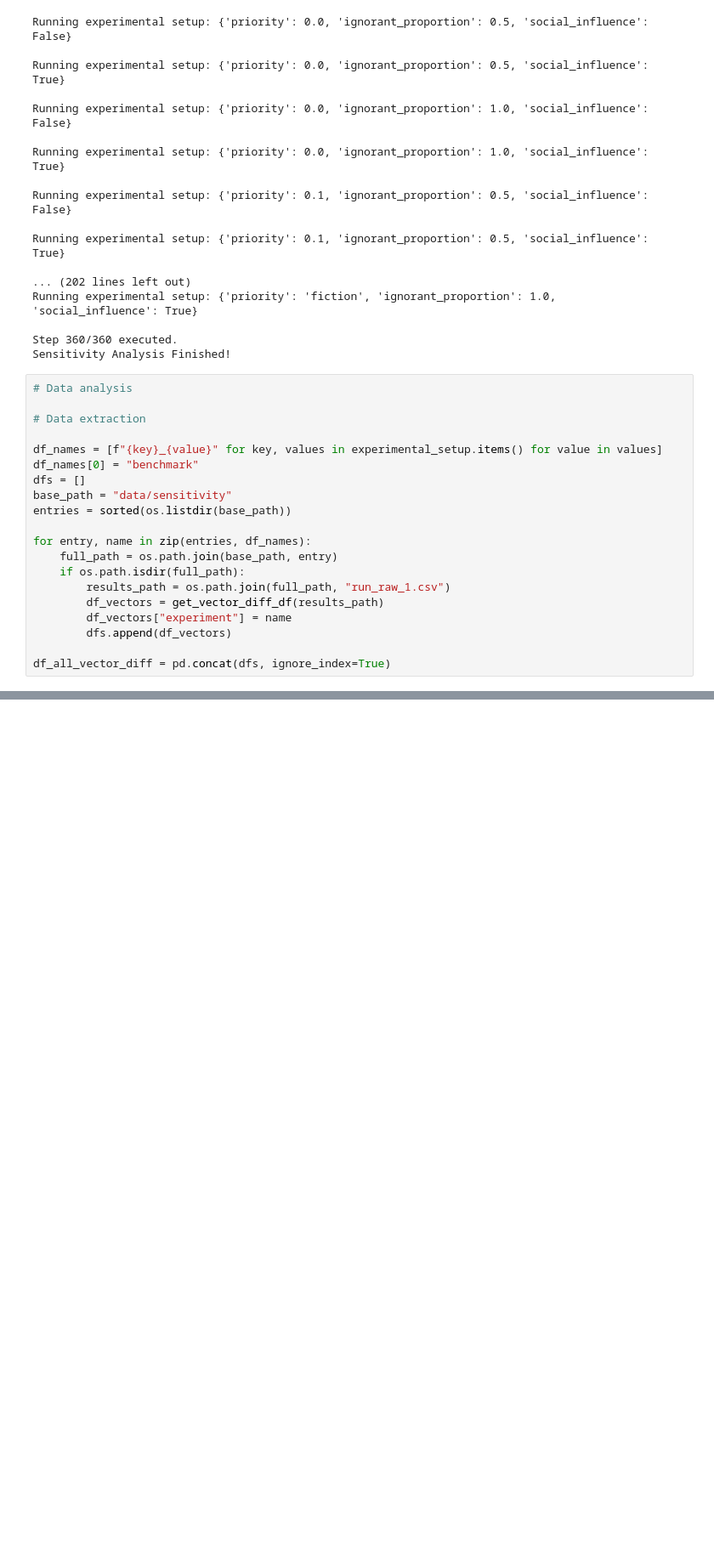
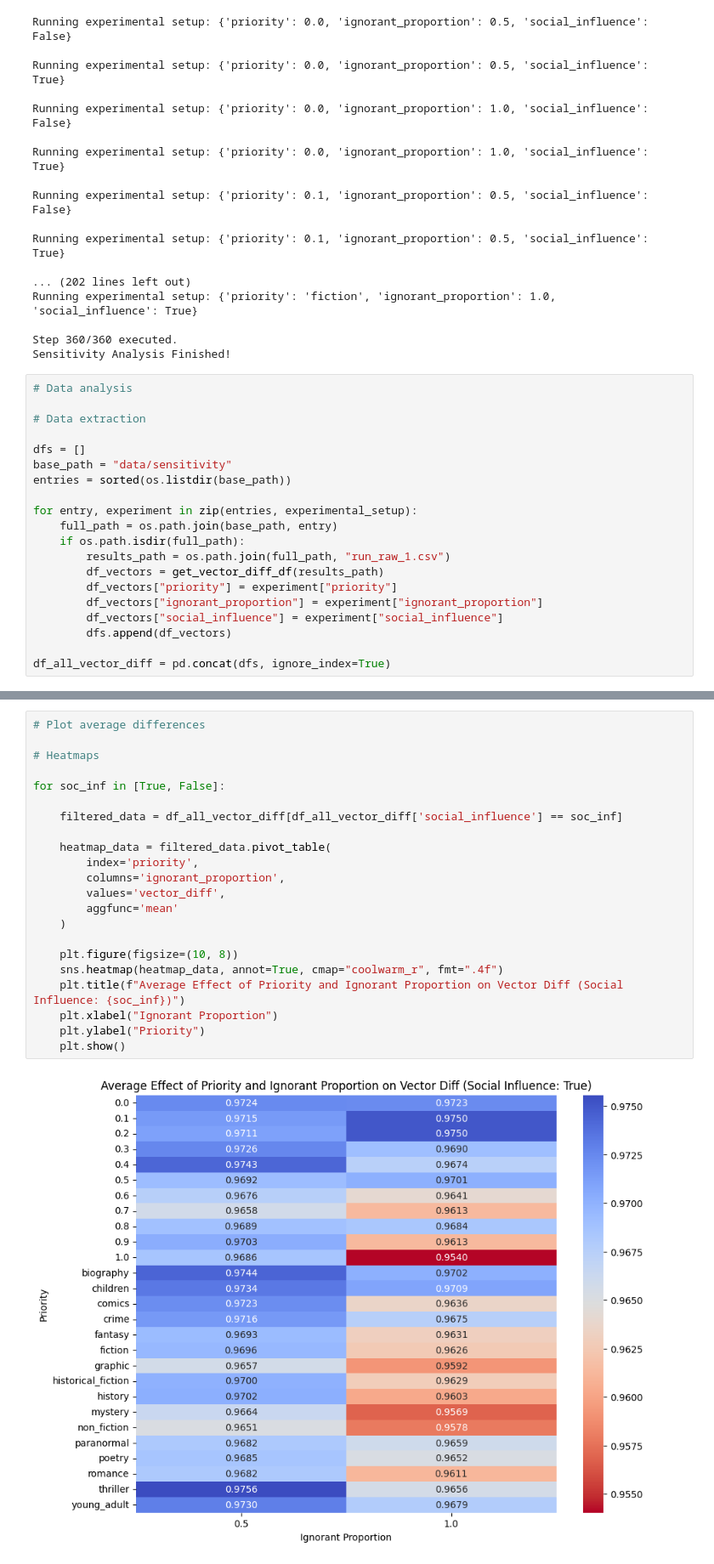
Before and after one commit to jamonbri/master_thesis, a Jupyter notebook: project/sensitivity_analysis.ipynb, the cells around one changed output, grey strips where cells are left out. Shown: that part at 85% size. Saved outputs shown, nothing was run; the diff lists cells and outputs as text; blank space fills up the shorter version.

```diff
--- a/project/sensitivity_analysis.ipynb
+++ b/project/sensitivity_analysis.ipynb
@@ -81,18 +82,18 @@ Sensitivity Analysis Finished!
 
 # Data extraction
 
-df_names = [f"{key}_{value}" for key, values in experimental_setup.items() for value in values]
-df_names[0] = "benchmark"
 dfs = []
 base_path = "data/sensitivity"
 entries = sorted(os.listdir(base_path))
 
-for entry, name in zip(entries, df_names):
+for entry, experiment in zip(entries, experimental_setup):
     full_path = os.path.join(base_path, entry)
     if os.path.isdir(full_path):
         results_path = os.path.join(full_path, "run_raw_1.csv")
         df_vectors = get_vector_diff_df(results_path)
-        df_vectors["experiment"] = name
+        df_vectors["priority"] = experiment["priority"]
+        df_vectors["ignorant_proportion"] = experiment["ignorant_proportion"]
+        df_vectors["social_influence"] = experiment["social_influence"]
         dfs.append(df_vectors)
 
 df_all_vector_diff = pd.concat(dfs, ignore_index=True)
@@ -132,0 +100,24 @@ plt.show()
+# %%
+# Plot average differences
+
+# Heatmaps
+
+for soc_inf in [True, False]:
+
+    filtered_data = df_all_vector_diff[df_all_vector_diff['social_influence'] == soc_inf]
+
+    heatmap_data = filtered_data.pivot_table(
+        index='priority',
+        columns='ignorant_proportion',
+        values='vector_diff',
+        aggfunc='mean'
+    )
+
+    plt.figure(figsize=(10, 8))
+    sns.heatmap(heatmap_data, annot=True, cmap="coolwarm_r", fmt=".4f")
+    plt.title(f"Average Effect of Priority and Ignorant Proportion on Vector Diff (Social Influence: {soc_inf})")
+    plt.xlabel("Ignorant Proportion")
+    plt.ylabel("Priority")
+    plt.show()
+# %% [output]
+[figure, added]
```
Also changed, not shown: parts of 5 cells of this notebook, 2 other files.
